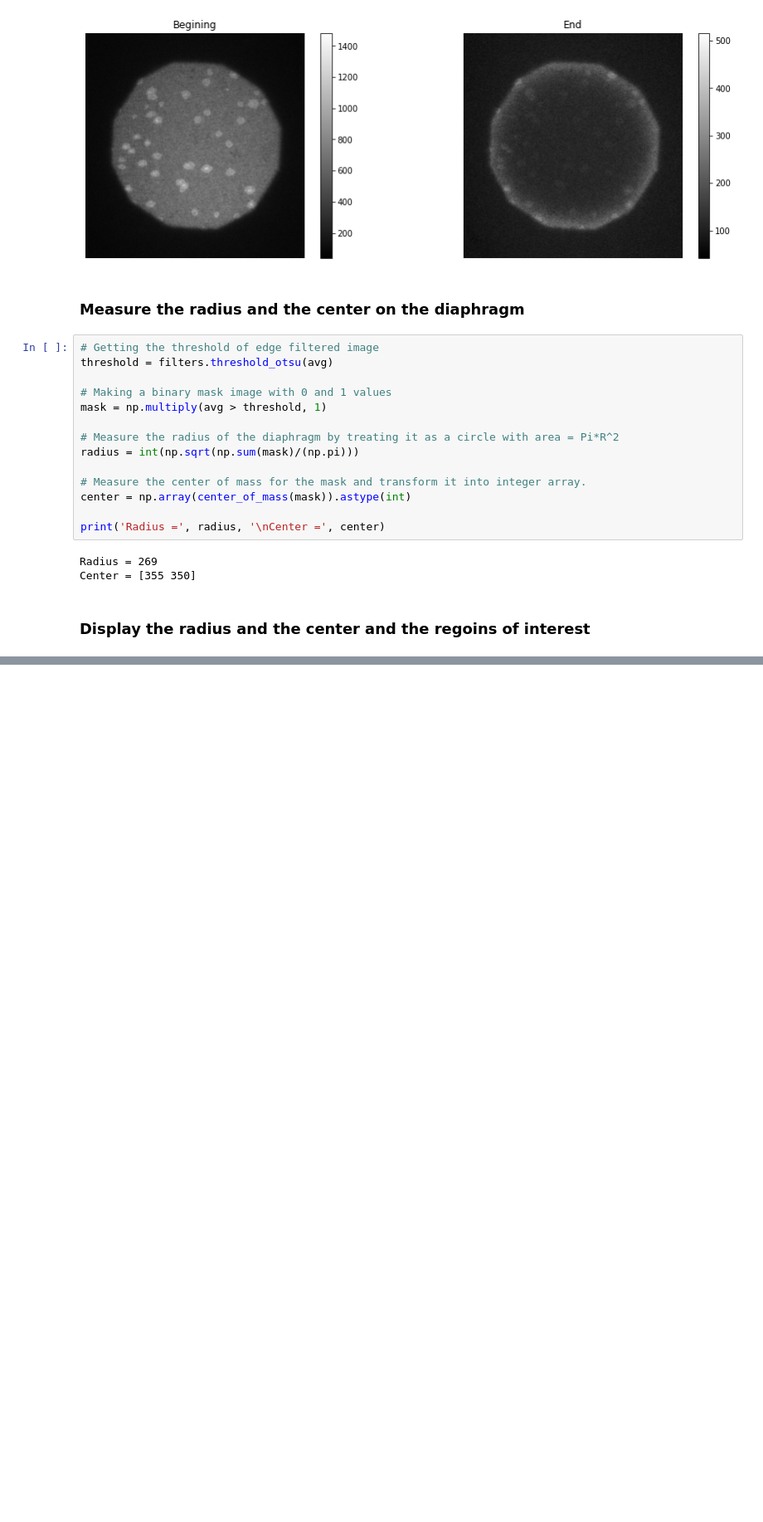
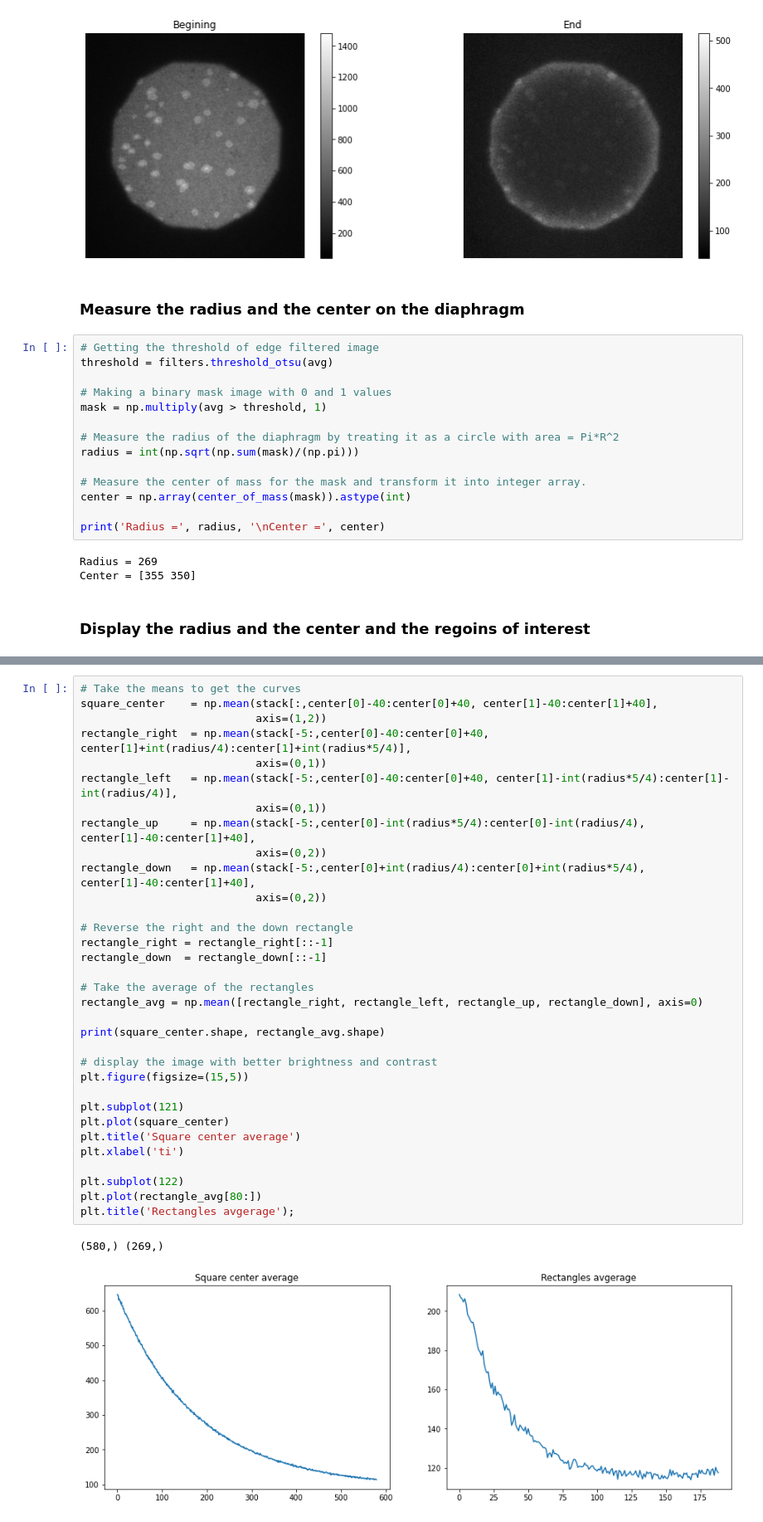
Before and after one commit to ahmed344/SLB_fluidity, a Jupyter notebook: continuous photobleaching.ipynb, the cells around one changed output, grey strips where cells are left out. Shown: that part at 83% size. Saved outputs shown, nothing was run; the diff lists cells and outputs as text; blank space fills up the shorter version.

```diff
--- a/continuous photobleaching.ipynb
+++ b/continuous photobleaching.ipynb
@@ -112,0 +129,36 @@ plt.imshow(umask);
+# %%
+# Take the means to get the curves
+square_center    = np.mean(stack[:,center[0]-40:center[0]+40, center[1]-40:center[1]+40],
+                           axis=(1,2))
+rectangle_right  = np.mean(stack[-5:,center[0]-40:center[0]+40, center[1]+int(radius/4):center[1]+int(radius*5/4)],
+                           axis=(0,1))
+rectangle_left   = np.mean(stack[-5:,center[0]-40:center[0]+40, center[1]-int(radius*5/4):center[1]-int(radius/4)],
+                           axis=(0,1))
+rectangle_up     = np.mean(stack[-5:,center[0]-int(radius*5/4):center[0]-int(radius/4), center[1]-40:center[1]+40],
+                           axis=(0,2))
+rectangle_down   = np.mean(stack[-5:,center[0]+int(radius/4):center[0]+int(radius*5/4), center[1]-40:center[1]+40],
+                           axis=(0,2))
+
+# Reverse the right and the down rectangle
+rectangle_right = rectangle_right[::-1]
+rectangle_down  = rectangle_down[::-1]
+
+# Take the average of the rectangles
+rectangle_avg = np.mean([rectangle_right, rectangle_left, rectangle_up, rectangle_down], axis=0)
+
+print(square_center.shape, rectangle_avg.shape)
+
+# display the image with better brightness and contrast
+plt.figure(figsize=(15,5))
+
+plt.subplot(121)
+plt.plot(square_center)
+plt.title('Square center average')
+plt.xlabel('ti')
+
+plt.subplot(122)
+plt.plot(rectangle_avg[80:])
+plt.title('Rectangles avgerage');
+# %% [output]
+(580,) (269,)
+[figure, added]
```
Also changed, not shown: parts of 6 cells of this notebook.
